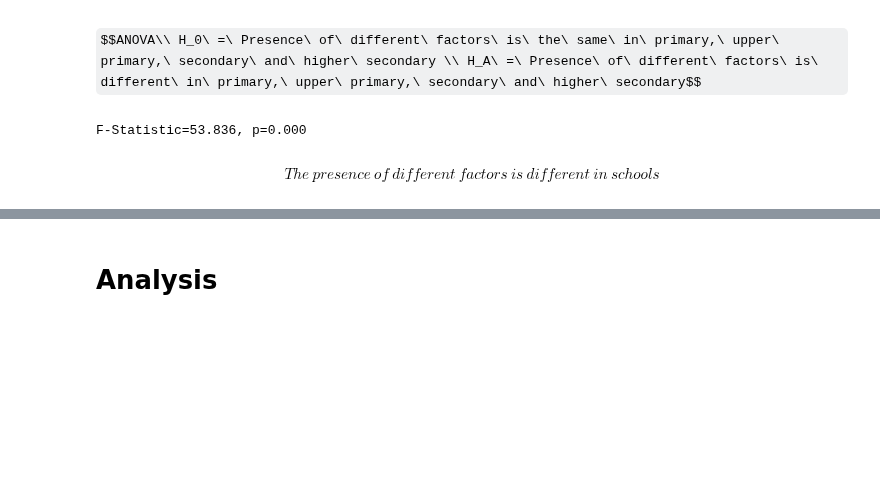
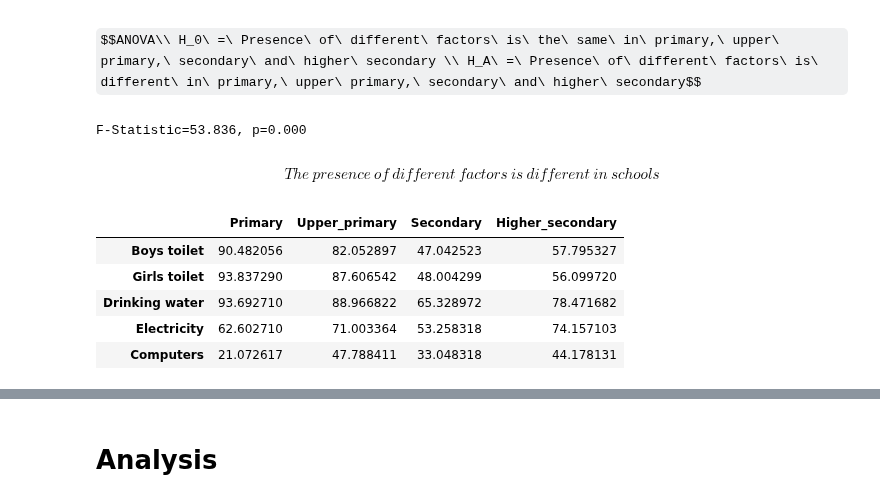
Before and after one commit to AnupamMisra/Data-science-projects, a Jupyter notebook: Education/Code/notebook.ipynb, the cells around one changed output, grey strips where cells are left out. Drawn from its saved outputs; the diff is of its cells as text; code cells hidden in the pictures; some formulas as TeX source; blank space fills up the shorter version.

```diff
--- a/Education/Code/notebook.ipynb
+++ b/Education/Code/notebook.ipynb
@@ -356,3 +431,13 @@ print('F-Statistic=%.3f, p=%.3f' % (F, p))
 F-Statistic=53.836, p=0.000
 # %% [markdown]
 $$The\ presence\ of\ different\ factors\ is\ different\ in\ schools$$
+# %%
+composite=composite.swapaxes("index","columns")
+composite
+# %% [output]
+|  | Primary | Upper_primary | Secondary | Higher_secondary |
+| Boys toilet | 90.482056 | 82.052897 | 47.042523 | 57.795327 |
+| Girls toilet | 93.837290 | 87.606542 | 48.004299 | 56.099720 |
+| Drinking water | 93.692710 | 88.966822 | 65.328972 | 78.471682 |
+| Electricity | 62.602710 | 71.003364 | 53.258318 | 74.157103 |
+| Computers | 21.072617 | 47.788411 | 33.048318 | 44.178131 |
```
Also changed, not shown: parts of 25 cells of this notebook, 10 other files.
